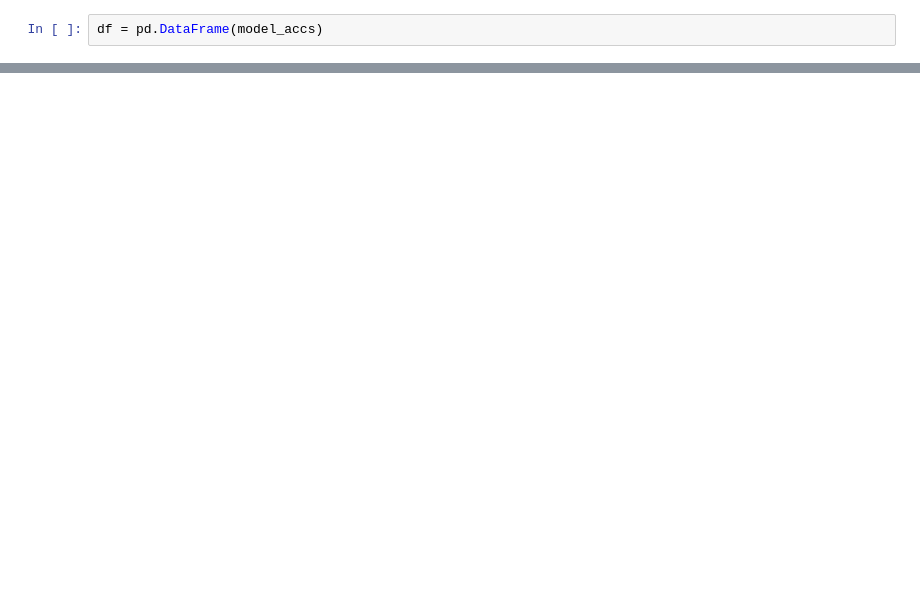
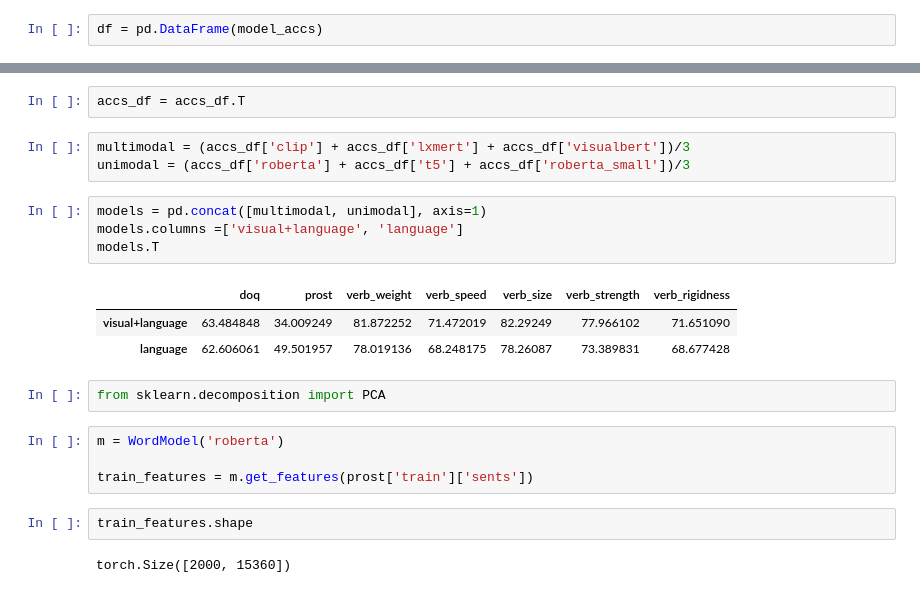
Before and after one commit to resteves-99/multi-modal-common-sense, a Jupyter notebook: evaluation.ipynb, the cells around one changed output, grey strips where cells are left out. Drawn from its saved outputs; the diff is of its cells as text; blank space fills up the shorter version.

```diff
--- a/evaluation.ipynb
+++ b/evaluation.ipynb
@@ -152,0 +276,23 @@ for s, p, l in zip(prost['test']['sents'], probs, prost['test']['labels']):
+# %%
+accs_df = accs_df.T
+# %%
+multimodal = (accs_df['clip'] + accs_df['lxmert'] + accs_df['visualbert'])/3
+unimodal = (accs_df['roberta'] + accs_df['t5'] + accs_df['roberta_small'])/3
+# %%
+models = pd.concat([multimodal, unimodal], axis=1)
+models.columns =['visual+language', 'language']
+models.T
+# %% [output]
+|  | doq | prost | verb_weight | verb_speed | verb_size | verb_strength | verb_rigidness |
+| visual+language | 63.484848 | 34.009249 | 81.872252 | 71.472019 | 82.29249 | 77.966102 | 71.651090 |
+| language | 62.606061 | 49.501957 | 78.019136 | 68.248175 | 78.26087 | 73.389831 | 68.677428 |
+# %%
+from sklearn.decomposition import PCA
+# %%
+m = WordModel('roberta')
+
+train_features = m.get_features(prost['train']['sents'])
+# %%
+train_features.shape
+# %% [output]
+torch.Size([2000, 15360])
```
Also changed, not shown: parts of 21 cells of this notebook, 1 other file.
